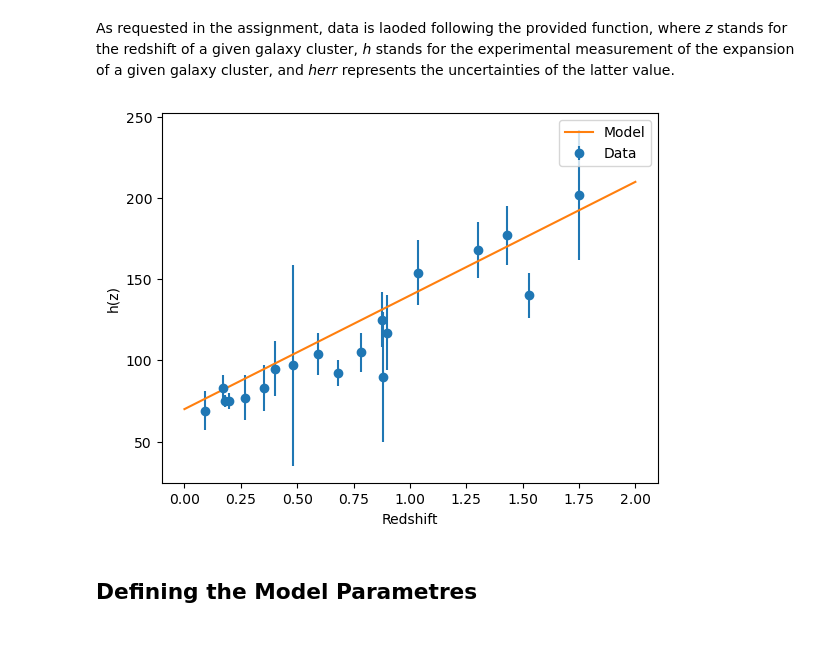
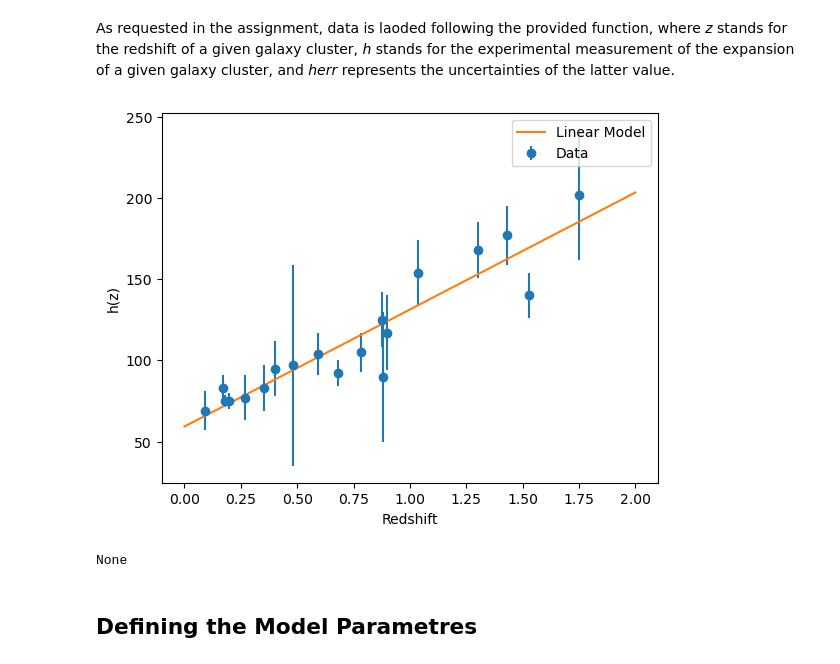
Before and after one commit to andresgordoortiz/Bayes-Assignment, a Jupyter notebook: BayesianStatsAssignment_AndresGordoOrtiz.ipynb, the cells around one changed output. Saved outputs shown, nothing was run; the diff lists cells and outputs as text; code cells hidden in the pictures.

```diff
--- a/BayesianStatsAssignment_AndresGordoOrtiz.ipynb
+++ b/BayesianStatsAssignment_AndresGordoOrtiz.ipynb
@@ -9,24 +9,25 @@ As requested in the assignment, data is laoded following the provided function,
 # %%
 # Importing required libraries
 import numpy as np
 import matplotlib.pyplot as plt
 from scipy.stats import norm
 
 # Load data
 z, h, herr = np.loadtxt('Hz_BC03_all.dat', unpack=True)
 # Plot data with error bars
 plt.errorbar(z, h, yerr=herr, fmt='o', label='Data')
-# Plot the best-fit model
+# Plot the best-fit linear model
 z_model = np.linspace(0, 2, 100)
-h_model = 70 * (1 + z_model)
-plt.plot(z_model, h_model, label='Model')
+h_model = np.polyval(np.polyfit(z, h, 1), z_model)
+plt.plot(z_model, h_model, label='Linear Model')
 # Add labels and legend
 plt.xlabel('Redshift')
 plt.ylabel('h(z)')
 plt.legend()
 plt.show()
 # %% [output]
-[figure, old version]
+[figure, new version]
+None
 # %% [markdown]
 ## Defining the Model Parametres
 # %% [markdown]
```
Also changed, not shown: parts of 2 cells of this notebook.
